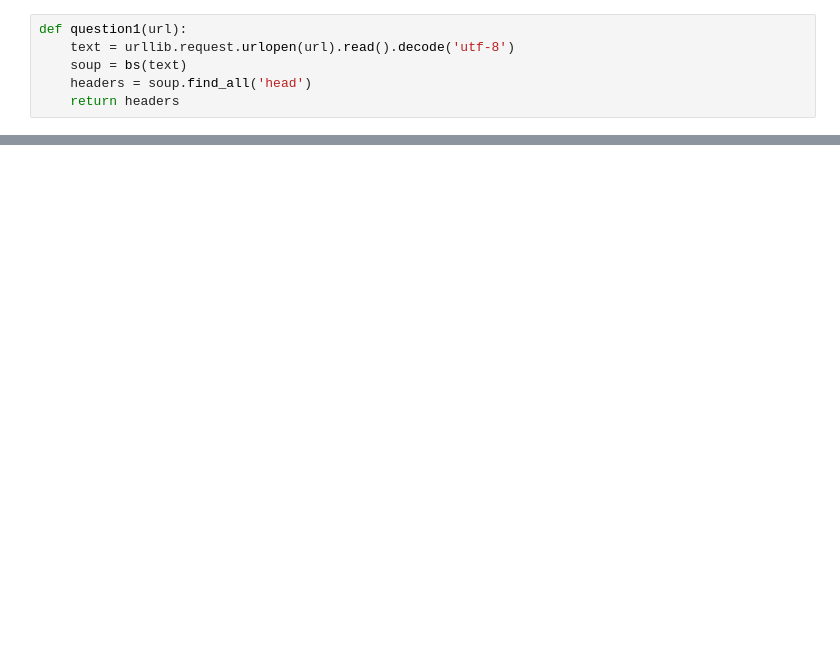
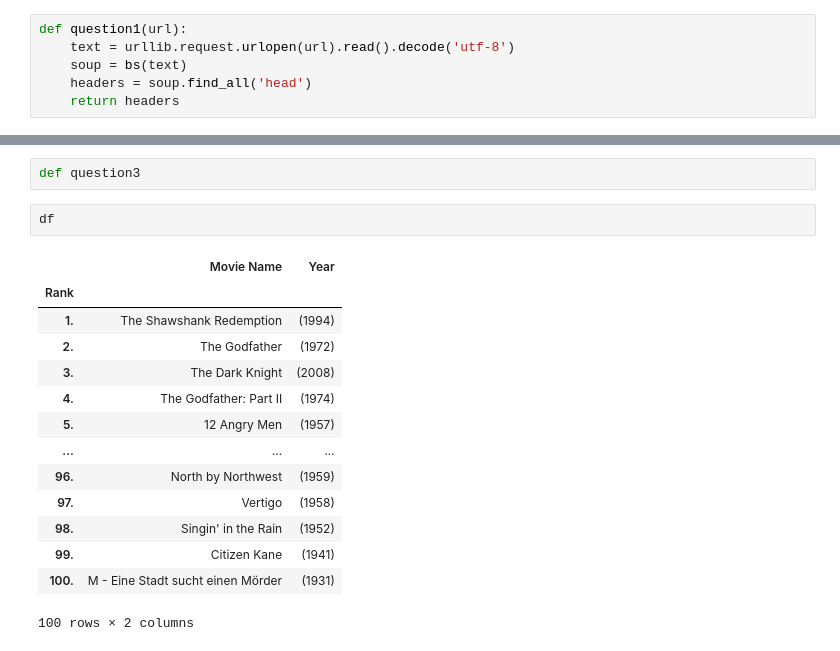
Before and after one commit to zobekenobe/Internship, a Jupyter notebook: WebScraping_Assignment_1/Web Scraping Assingment 1.ipynb, the cells around one changed output, grey strips where cells are left out. Saved outputs shown, nothing was run; the diff lists cells and outputs as text; blank space fills up the shorter version.

Commit message:
Question2

```diff
--- a/WebScraping_Assignment_1/Web Scraping Assingment 1.ipynb
+++ b/WebScraping_Assignment_1/Web Scraping Assingment 1.ipynb
@@ -55,0 +30,19 @@ headers
+# %%
+def question3
+# %%
+df
+# %% [output]
+|  | Movie Name | Year |
+| Rank |  |  |
+| 1. | The Shawshank Redemption | (1994) |
+| 2. | The Godfather | (1972) |
+| 3. | The Dark Knight | (2008) |
+| 4. | The Godfather: Part II | (1974) |
+| 5. | 12 Angry Men | (1957) |
+| ... | ... | ... |
+| 96. | North by Northwest | (1959) |
+| 97. | Vertigo | (1958) |
+| 98. | Singin' in the Rain | (1952) |
+| 99. | Citizen Kane | (1941) |
+| 100. | M - Eine Stadt sucht einen Mörder | (1931) |
+100 rows × 2 columns
```
Also changed, not shown: parts of 18 cells of this notebook.
